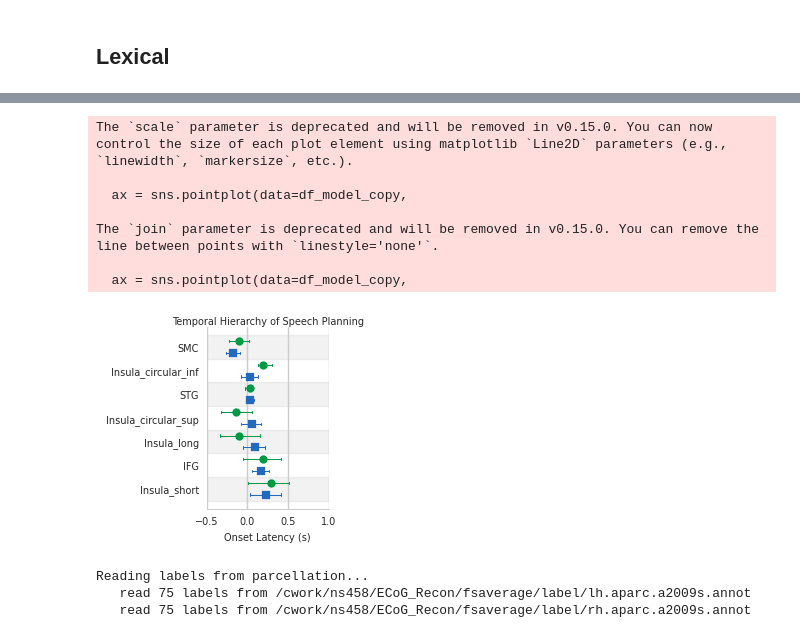
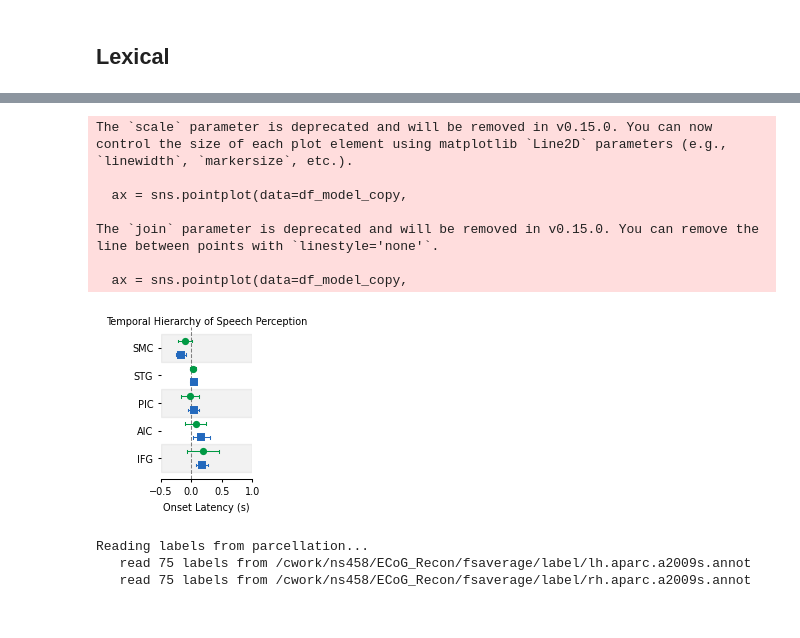
Before and after one commit to shinanlin/insula, a Jupyter notebook: notebooks/insula_temporal.ipynb, the cells around one changed output, grey strips where cells are left out. Saved outputs shown, nothing was run; the diff lists cells and outputs as text; code cells hidden in the pictures.

```diff
--- a/viz/insula_temporal.ipynb
+++ b/notebooks/insula_temporal.ipynb
@@ -733,15 +1212,15 @@ latency.head()
 # %%
 import statsmodels.formula.api as smf
 
-target_rois = ['STG','SMC', 'IFG',
-            #    'Insula_circular_ant',
-               'Insula_circular_sup',
-               'Insula_circular_inf',
-               'Insula_long',
-               'Insula_short']
+target_rois = ['STG',
+               'SMC',
+               'IFG',
+               'AIC',
+               'PIC',
+               ]
 
-label = ['Audio', 'perception']
-# label = ['Response', 'production']
+# label = ['Audio', 'perception']
+label = ['Response', 'production']
 df_model = latency[(latency['roi'].isin(target_rois)) & (latency.phase.isin(label))].copy()
 
 df_model['onset_latency'] = pd.to_numeric(df_model['onset_latency'], errors='coerce')
@@ -777,15 +1256,13 @@ import matplotlib.pyplot as plt
 roi_order = [
             'IFG',
             'SMC',
-            'Insula_short',
-            'Insula_circular_sup',
-            'Insula_long',
+            'AIC',
             'STG',
-            'Insula_circular_inf',
+            'PIC',
     ]
 
 # 2. 设置画布风格
-fig, ax = plt.subplots(figsize=(4*cm, 6*cm))
+fig, ax = plt.subplots(figsize=(3*cm, 5*cm))
 
 # 3. 画核心的点和误差棒 (Pointplot)
 # join=False: 不要把点连成线，我们要的是独立的估计值
@@ -816,7 +1293,7 @@ for i in range(len(roi_order)):
     if i % 2 == 0: # 偶数行加灰色背景
         plt.axhspan(i - 0.5, i + 0.5, color='gray', alpha=0.1, zorder=0)
 
-ax.set_xlim(-1, 0.5)
+ax.set_xlim(-0.5, 1)
 # 6. 美化调整
 plt.xlabel("Onset Latency (s)", fontsize=7)
 plt.ylabel("") # ROI 名字已经在 Y 轴刻度上了，不需要 Label
@@ -833,7 +1310,7 @@ for ax in fig.axes:
     ax.tick_params(labelsize=7, width=.75, length=2, which='both',)
     plt.setp(ax.spines.values(), linewidth=.75)
 
-fig.savefig("insula_temporal.svg", dpi=300, bbox_inches='tight')
+# fig.savefig("../img/fig1/fig1_insula_temporal_production.svg", dpi=300, bbox_inches='tight')
 # %% [output]
 The `scale` parameter is deprecated and will be removed in v0.15.0. You can now control the size of each plot element using matplotlib `Line2D` parameters (e.g., `linewidth`, `markersize`, etc.).
 
@@ -850,16 +1327,14 @@ import matplotlib.pyplot as plt
 # 1. 设定 ROI 顺序 (建议按照时间先后或者从前到后的解剖位置排序)
 roi_order = [
     'SMC',                  # -0.367 (Anticipation/Prediction)
-    'Insula_circular_inf',  # -0.105 (Early Sensory Integration)
     'STG',                  # -0.098 (Auditory Processing)
-    'Insula_circular_sup',  # -0.076
-    'Insula_long',          # -0.049
+    'PIC',
+    'AIC',                  # 0.061 (Latest)
     'IFG',                  #  Baseline (Top-down Processing)
-    'Insula_short'          # +0.061 (Latest)
 ]
 
 # 2. 设置画布风格
-fig, ax = plt.subplots(figsize=(4*cm, 6*cm))
+fig, ax = plt.subplots(figsize=(3*cm, 5*cm))
 
 # 3. 画核心的点和误差棒 (Pointplot)
 # join=False: 不要把点连成线，我们要的是独立的估计值
@@ -878,7 +1353,7 @@ ax = sns.pointplot(data=df_model_copy,
                    legend=False,
                    dodge=0.5,       # 关键：左右错开
                    markers=["o", "s"], # 左脑圆点，右脑方块，增加区分度
-                   scale=0.8,       # 点的大小
+                   scale=0.7,       # 点的大小
                    errorbar=('ci', 95), # 显示 95% 置信区间 (或者用 'se' 显示标准误)
                    capsize=0.1,     # 误差棒的小帽子
                    errwidth=0.75)
@@ -889,36 +1364,36 @@ plt.axvline(0, color='black', linestyle='--', linewidth=0.75, alpha=0.5, zorder=
 
 # 5. 添加背景条纹 (可选，像参考图那样的灰白相间)
 # 这一步是为了模仿参考图的灰色背景带，增加可读性
 for i in range(len(roi_order)):
     if i % 2 == 0: # 偶数行加灰色背景
         plt.axhspan(i - 0.5, i + 0.5, color='gray', alpha=0.1, zorder=0)
 
 # 6. 美化调整
 plt.xlabel("Onset Latency (s)", fontsize=7)
 plt.ylabel("") # ROI 名字已经在 Y 轴刻度上了，不需要 Label
-plt.title("Temporal Hierarchy of Speech Planning", fontsize=7, pad=2 )
+plt.title("Temporal Hierarchy of Speech Perception", fontsize=7, pad=2 )
 
 # 调整图例
 ax.set_xlim(-0.5, 1)
 # 去掉上方和右侧边框
 sns.despine(left=True)
 
 # 调整 Y 轴刻度文字样式
 
 for ax in fig.axes:
     ax.tick_params(labelsize=7, width=.75, length=2, which='both',)
     plt.setp(ax.spines.values(), linewidth=.75)
 
-fig.savefig("insula_temporal.svg", dpi=300, bbox_inches='tight')
+fig.savefig("../img/fig1/fig1_insula_temporal_perception.svg", dpi=300, bbox_inches='tight')
 # %% [output]
 The `scale` parameter is deprecated and will be removed in v0.15.0. You can now control the size of each plot element using matplotlib `Line2D` parameters (e.g., `linewidth`, `markersize`, etc.).
 
   ax = sns.pointplot(data=df_model_copy,
 
 The `join` parameter is deprecated and will be removed in v0.15.0. You can remove the line between points with `linestyle='none'`.
 
   ax = sns.pointplot(data=df_model_copy,
-[figure, old version]
+[figure, new version]
 # %%
 # 3D Insula Peak Latency Visualization - Perception
 import numpy as np
```
Also changed, not shown: parts of 29 cells of this notebook, 31 other files.
